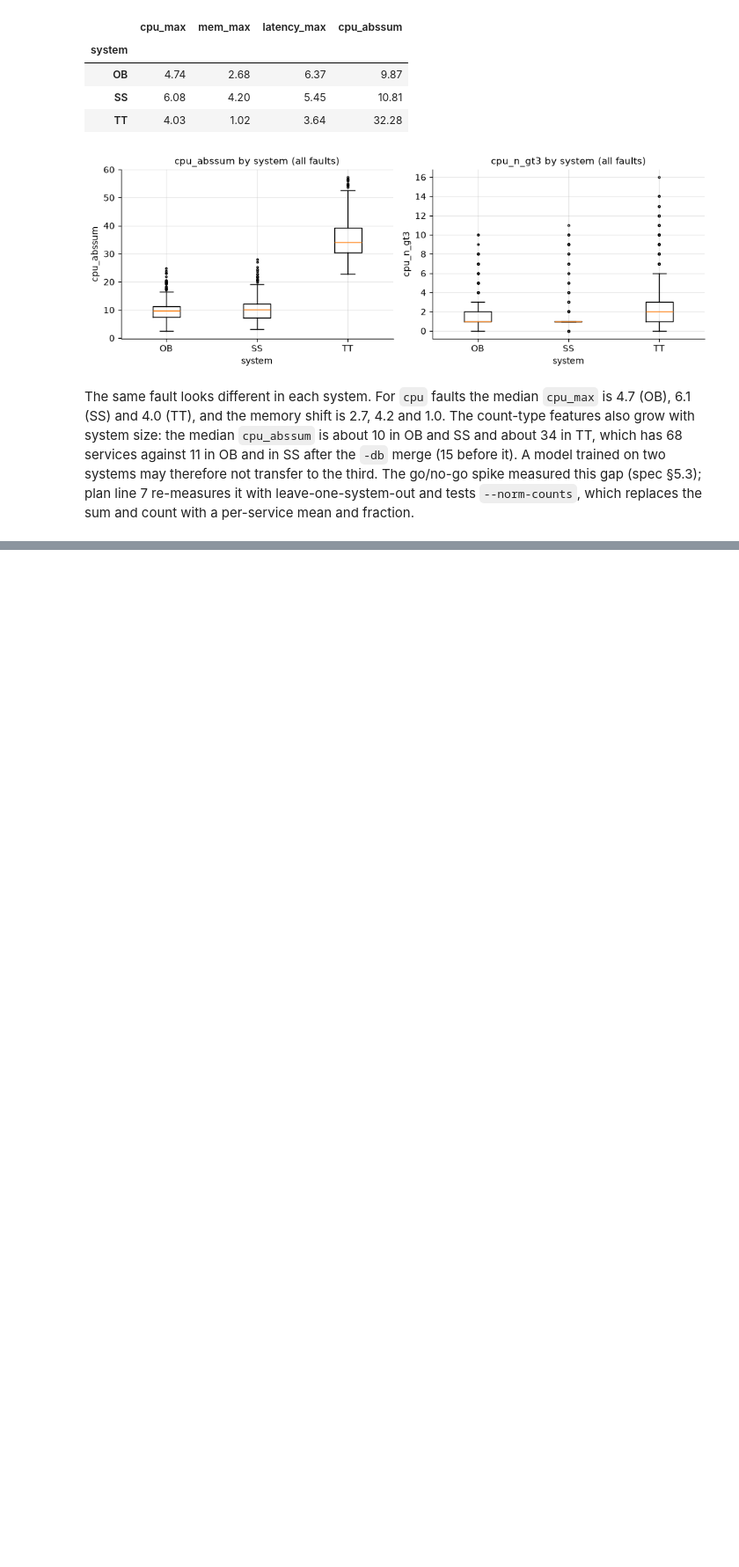
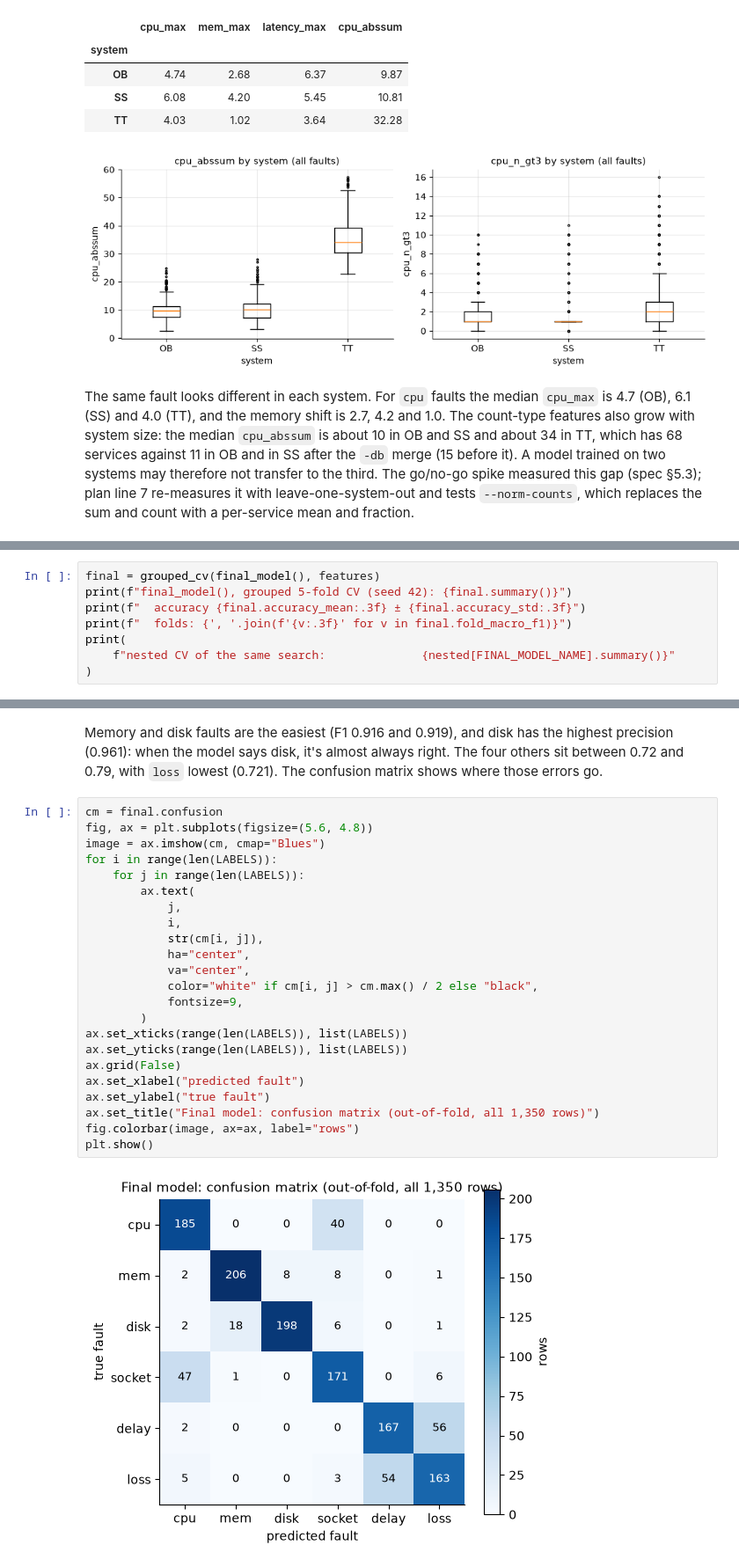
Before and after one commit to jennasrunbooks/faulttrack, a Jupyter notebook: notebook.ipynb, the cells around one changed output, grey strips where cells are left out. Shown at 88% size. Saved outputs shown, nothing was run; the diff lists cells and outputs as text; blank space fills up the shorter version.

```diff
--- a/notebook.ipynb
+++ b/notebook.ipynb
@@ -801,0 +1057,8 @@ What this EDA tells us, and what it hands to the modeling section:
+# %%
+final = grouped_cv(final_model(), features)
+print(f"final_model(), grouped 5-fold CV (seed 42): {final.summary()}")
+print(f"  accuracy {final.accuracy_mean:.3f} ± {final.accuracy_std:.3f}")
+print(f"  folds: {', '.join(f'{v:.3f}' for v in final.fold_macro_f1)}")
+print(
+    f"nested CV of the same search:              {nested[FINAL_MODEL_NAME].summary()}"
+)
@@ -801,0 +1113,27 @@ What this EDA tells us, and what it hands to the modeling section:
+# %% [markdown]
+Memory and disk faults are the easiest (F1 0.916 and 0.919), and disk has the highest precision (0.961): when the model says disk, it's almost always right. The four others sit between 0.72 and 0.79, with `loss` lowest (0.721). The confusion matrix shows where those errors go.
+# %%
+cm = final.confusion
+fig, ax = plt.subplots(figsize=(5.6, 4.8))
+image = ax.imshow(cm, cmap="Blues")
+for i in range(len(LABELS)):
+    for j in range(len(LABELS)):
+        ax.text(
+            j,
+            i,
+            str(cm[i, j]),
+            ha="center",
+            va="center",
+            color="white" if cm[i, j] > cm.max() / 2 else "black",
+            fontsize=9,
+        )
+ax.set_xticks(range(len(LABELS)), list(LABELS))
+ax.set_yticks(range(len(LABELS)), list(LABELS))
+ax.grid(False)
+ax.set_xlabel("predicted fault")
+ax.set_ylabel("true fault")
+ax.set_title("Final model: confusion matrix (out-of-fold, all 1,350 rows)")
+fig.colorbar(image, ax=ax, label="rows")
+plt.show()
+# %% [output]
+[figure, added]
```
Also changed, not shown: parts of 40 cells of this notebook, 6 other files.
